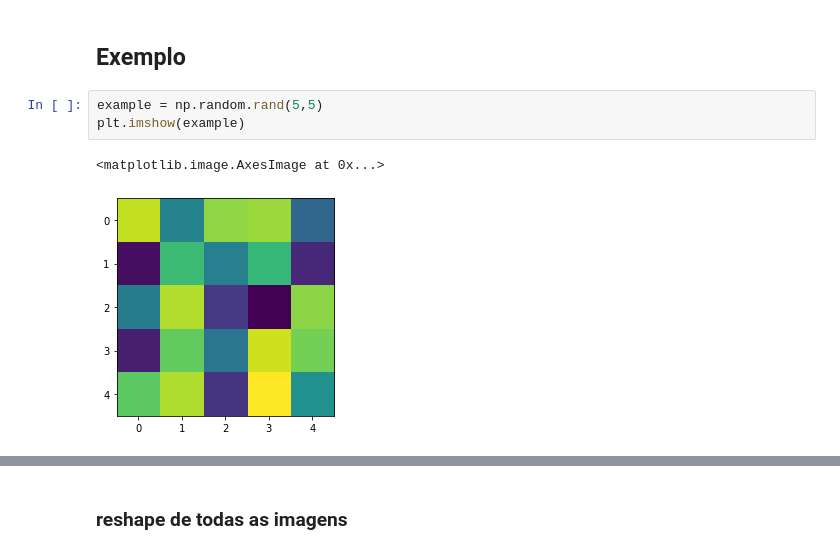
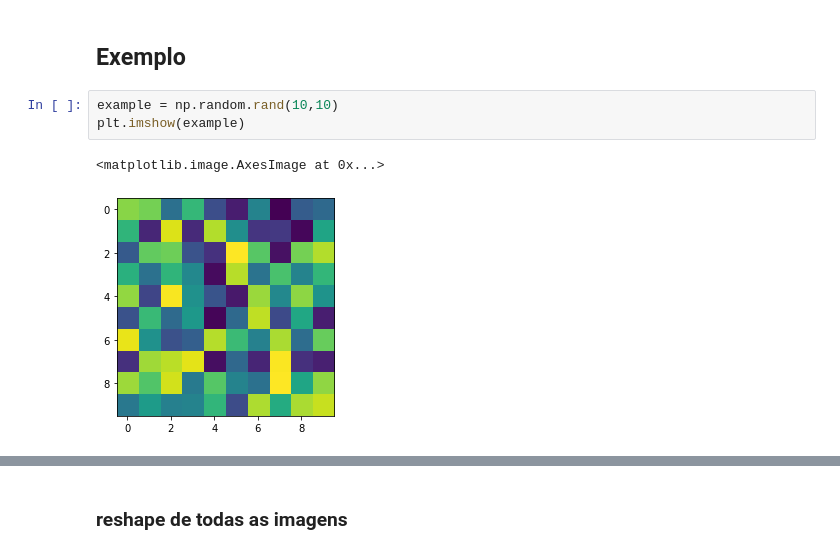
Before and after one commit to dimassores/ml-basics, a Jupyter notebook: 03-image-classification/mnist-analysis.ipynb, the cells around one changed output, grey strips where cells are left out. Saved outputs shown, nothing was run; the diff lists cells and outputs as text.

```diff
--- a/03-image-classification/mnist-analysis.ipynb
+++ b/03-image-classification/mnist-analysis.ipynb
@@ -114,11 +117,11 @@ for label in range(num_labels):
 # %% [markdown]
 ## Exemplo
 # %%
-example = np.random.rand(5,5)
+example = np.random.rand(10,10)
 plt.imshow(example)
 # %% [output]
 <matplotlib.image.AxesImage at 0x...>
-[figure, old version]
+[figure, new version]
 # %%
 print(example)
 example.shape
```
Also changed, not shown: parts of 8 cells of this notebook, 2 other files.
